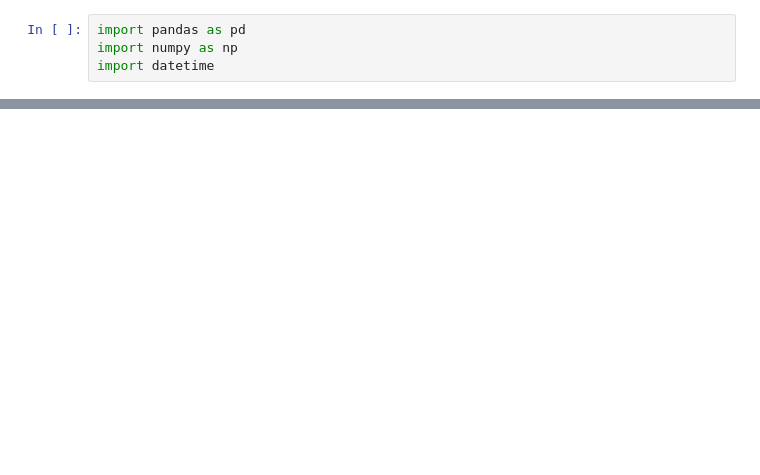
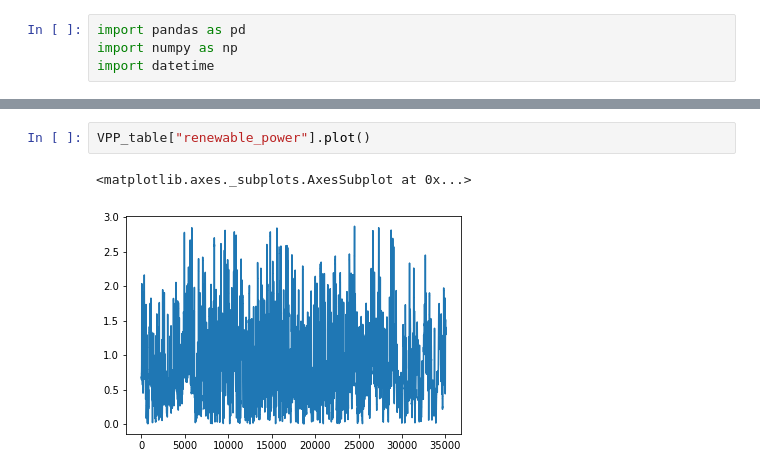
Before and after one commit to francescomaldonato/RL_VPP_Thesis, a Jupyter notebook: dataset_merger.ipynb, the cells around one changed output, grey strips where cells are left out. Saved outputs shown, nothing was run; the diff lists cells and outputs as text; blank space fills up the shorter version.

```diff
--- a/dataset_merger.ipynb
+++ b/dataset_merger.ipynb
@@ -45,2 +125,7 @@ RW_load.plot()
+# %%
+VPP_table["renewable_power"].plot()
+# %% [output]
+<matplotlib.axes._subplots.AxesSubplot at 0x...>
+[figure, added]
 # %%
 
```
Also changed, not shown: parts of 16 cells of this notebook, 48 other files.
